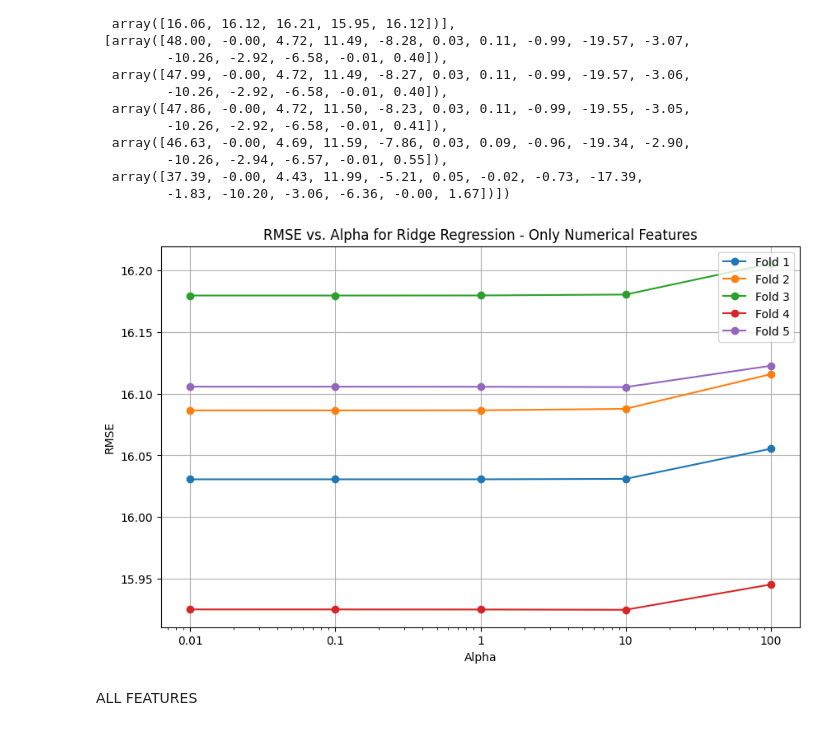
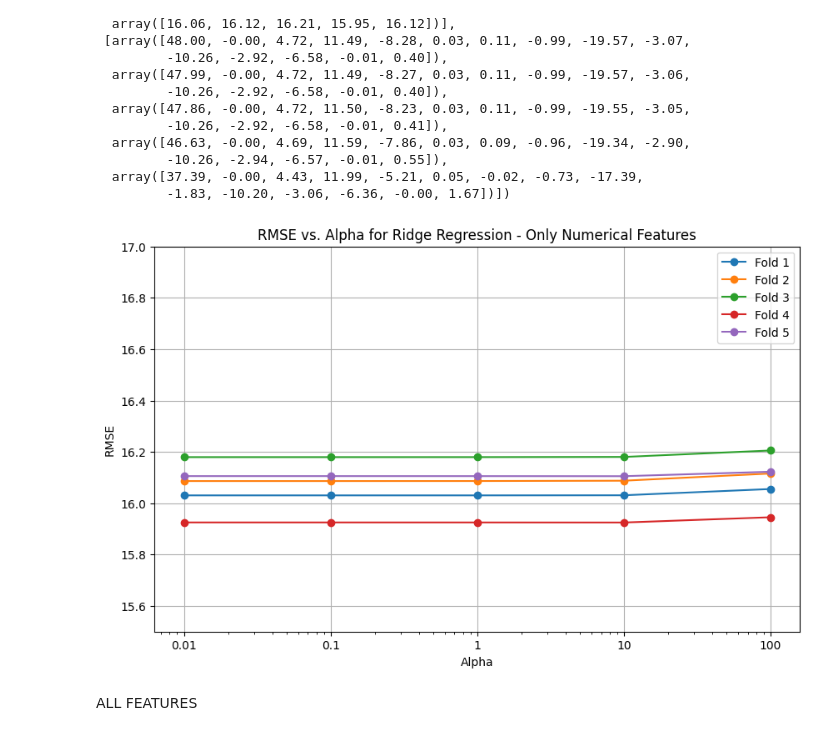
Before and after one commit to DavideMatta/SpotifyML, a Jupyter notebook: model.ipynb, the cells around one changed output. Cells and saved outputs as stored; diff of their text form; code cells hidden in the pictures.

```diff
--- a/model.ipynb
+++ b/model.ipynb
@@ -53,16 +53,17 @@ alphas, rmses, coefficients
 # %%
 plt.figure(figsize=(10, 6))
 plt.plot(alphas, rmses, marker='o', linestyle='-')
 plt.xlabel("Alpha")
 plt.ylabel("RMSE")
 plt.title("RMSE vs. Alpha for Ridge Regression - Only Numerical Features")
 plt.xscale('log')
 plt.xticks(alphas, alphas)
 plt.legend(['Fold 1', 'Fold 2', 'Fold 3', 'Fold 4', 'Fold 5'])
 plt.grid(True)
+plt.ylim((15.5, 17))
 plt.show()
 # %% [output]
-[figure, old version]
+[figure, new version]
 # %% [markdown]
 ALL FEATURES
 # %%
```
Also changed, not shown: parts of 1 cell of this notebook, 2 other files.
